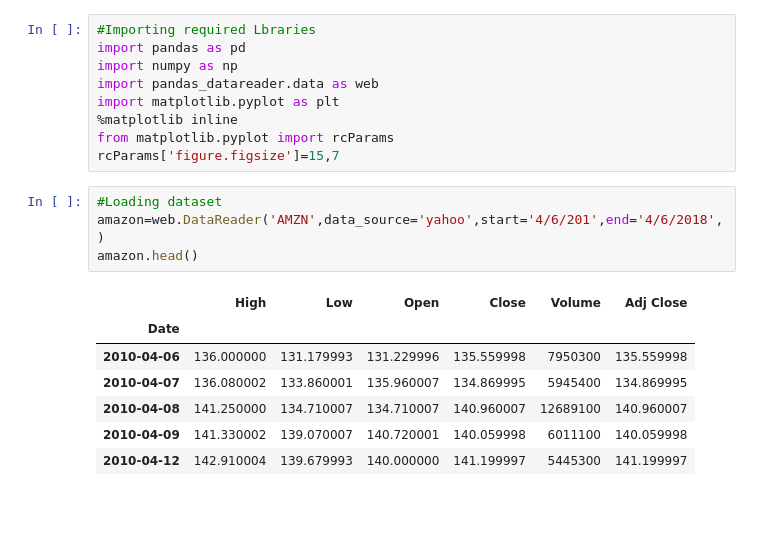
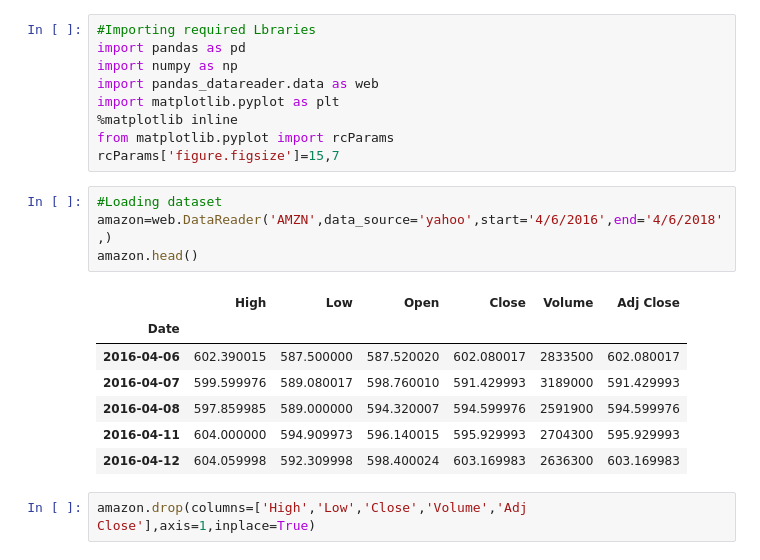
Before and after one commit to jasonrims/Time_series, a Jupyter notebook: Time_Series.ipynb, the cells around one changed output. Drawn from its saved outputs; the diff is of its cells as text; blank space fills up the shorter version.

```diff
--- a/Time_Series.ipynb
+++ b/Time_Series.ipynb
@@ -9,16 +9,18 @@ from matplotlib.pyplot import rcParams
 rcParams['figure.figsize']=15,7
 # %%
 #Loading dataset
-amazon=web.DataReader('AMZN',data_source='yahoo',start='4/6/201',end='4/6/2018',)
+amazon=web.DataReader('AMZN',data_source='yahoo',start='4/6/2016',end='4/6/2018',)
 amazon.head()
 # %% [output]
 |  | High | Low | Open | Close | Volume | Adj Close |
 | Date |  |  |  |  |  |  |
-| 2010-04-06 | 136.000000 | 131.179993 | 131.229996 | 135.559998 | 7950300 | 135.559998 |
-| 2010-04-07 | 136.080002 | 133.860001 | 135.960007 | 134.869995 | 5945400 | 134.869995 |
-| 2010-04-08 | 141.250000 | 134.710007 | 134.710007 | 140.960007 | 12689100 | 140.960007 |
-| 2010-04-09 | 141.330002 | 139.070007 | 140.720001 | 140.059998 | 6011100 | 140.059998 |
-| 2010-04-12 | 142.910004 | 139.679993 | 140.000000 | 141.199997 | 5445300 | 141.199997 |
+| 2016-04-06 | 602.390015 | 587.500000 | 587.520020 | 602.080017 | 2833500 | 602.080017 |
+| 2016-04-07 | 599.599976 | 589.080017 | 598.760010 | 591.429993 | 3189000 | 591.429993 |
+| 2016-04-08 | 597.859985 | 589.000000 | 594.320007 | 594.599976 | 2591900 | 594.599976 |
+| 2016-04-11 | 604.000000 | 594.909973 | 596.140015 | 595.929993 | 2704300 | 595.929993 |
+| 2016-04-12 | 604.059998 | 592.309998 | 598.400024 | 603.169983 | 2636300 | 603.169983 |
+# %%
+amazon.drop(columns=['High','Low','Close','Volume','Adj Close'],axis=1,inplace=True)
 # %%
 #inspecting table
 amazon.info()
```
Also changed, not shown: parts of 15 cells of this notebook.
